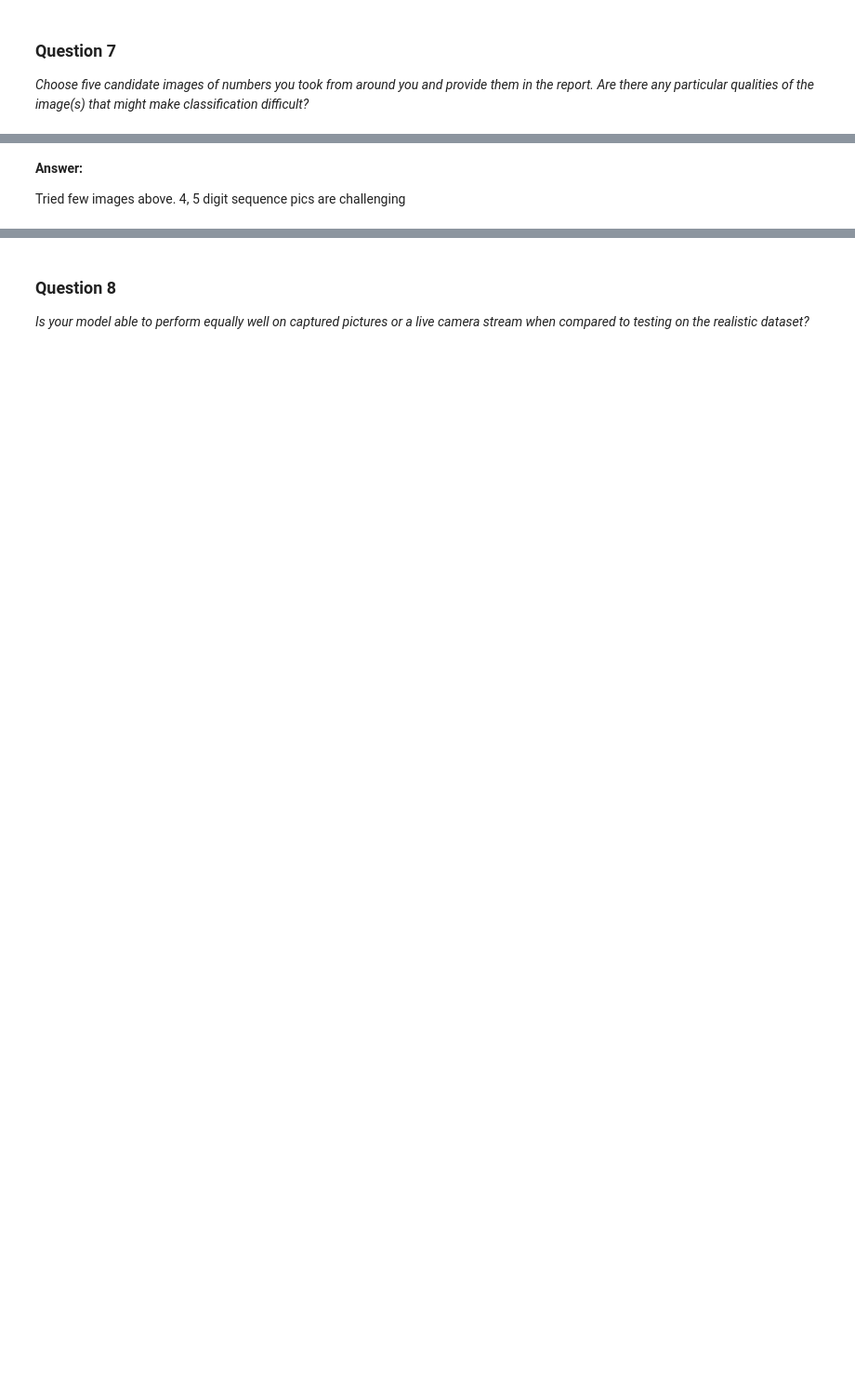
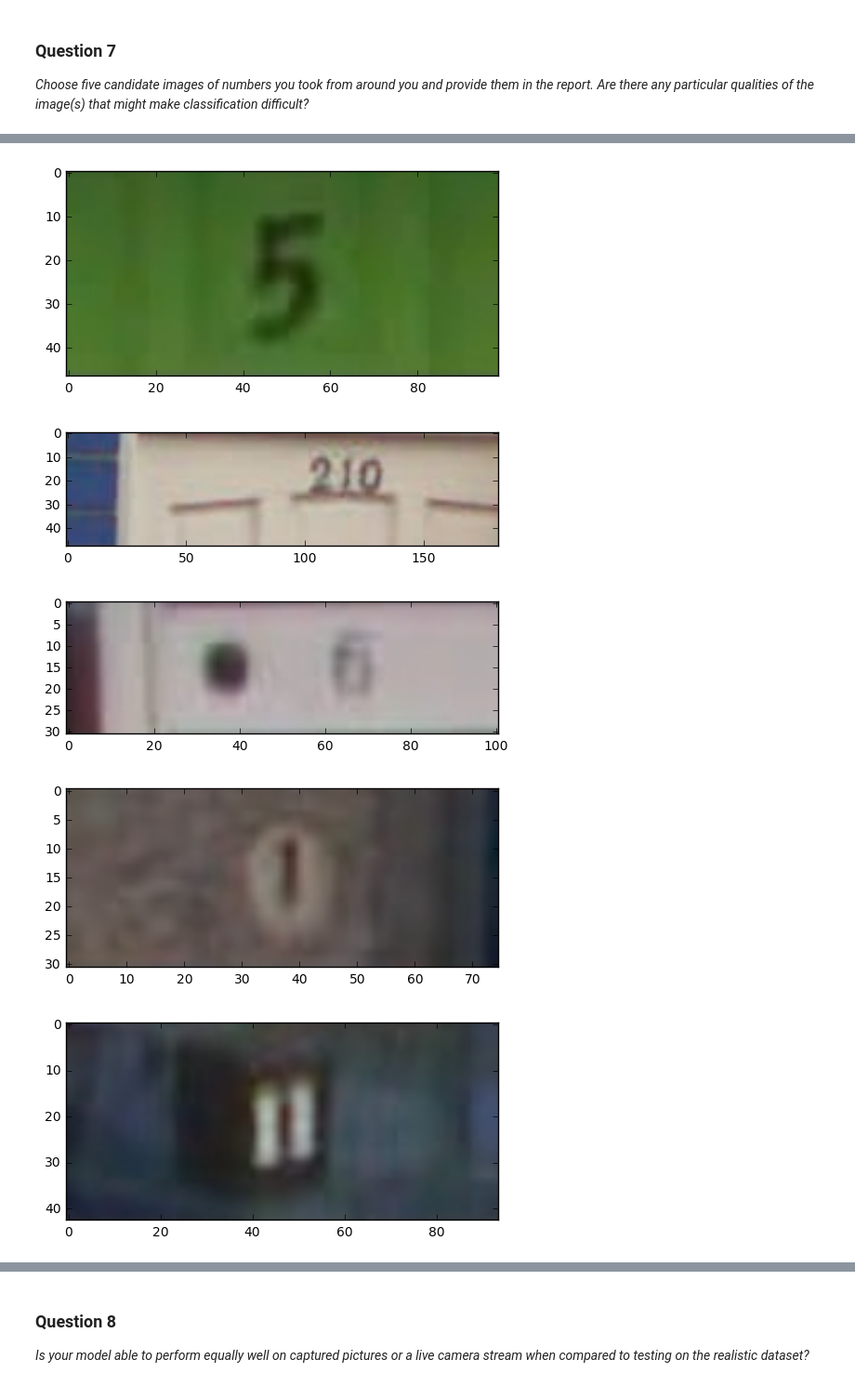
Before and after one commit to HariKolakaleti/machine_learning_udacity, a Jupyter notebook: digit_recognizer/digit_recognition.ipynb, the cells around one changed output, grey strips where cells are left out. Shown at 93% size. Saved outputs shown, nothing was run; the diff lists cells and outputs as text; code cells hidden in the pictures; blank space fills up the shorter version.

```diff
--- a/digit_recognizer/digit_recognition.ipynb
+++ b/digit_recognizer/digit_recognition.ipynb
@@ -1484,4 +1643,13 @@ if idisplay:
-# %% [markdown]
-**Answer:**
-
-Tried few images above. 4, 5 digit sequence pics are challenging
+# %%
+for i in range(1,6):
+    rd_fname = 'my_data/orig/{}.png'.format(i)
+
+    img_orig = cv2.imread(rd_fname)
+    plt.imshow(img_orig)
+    plt.show()
+# %% [output]
+[figure, added]
+[figure, added]
+[figure, added]
+[figure, added]
+[figure, added]
```
Also changed, not shown: parts of 16 cells of this notebook, 8 other files.
